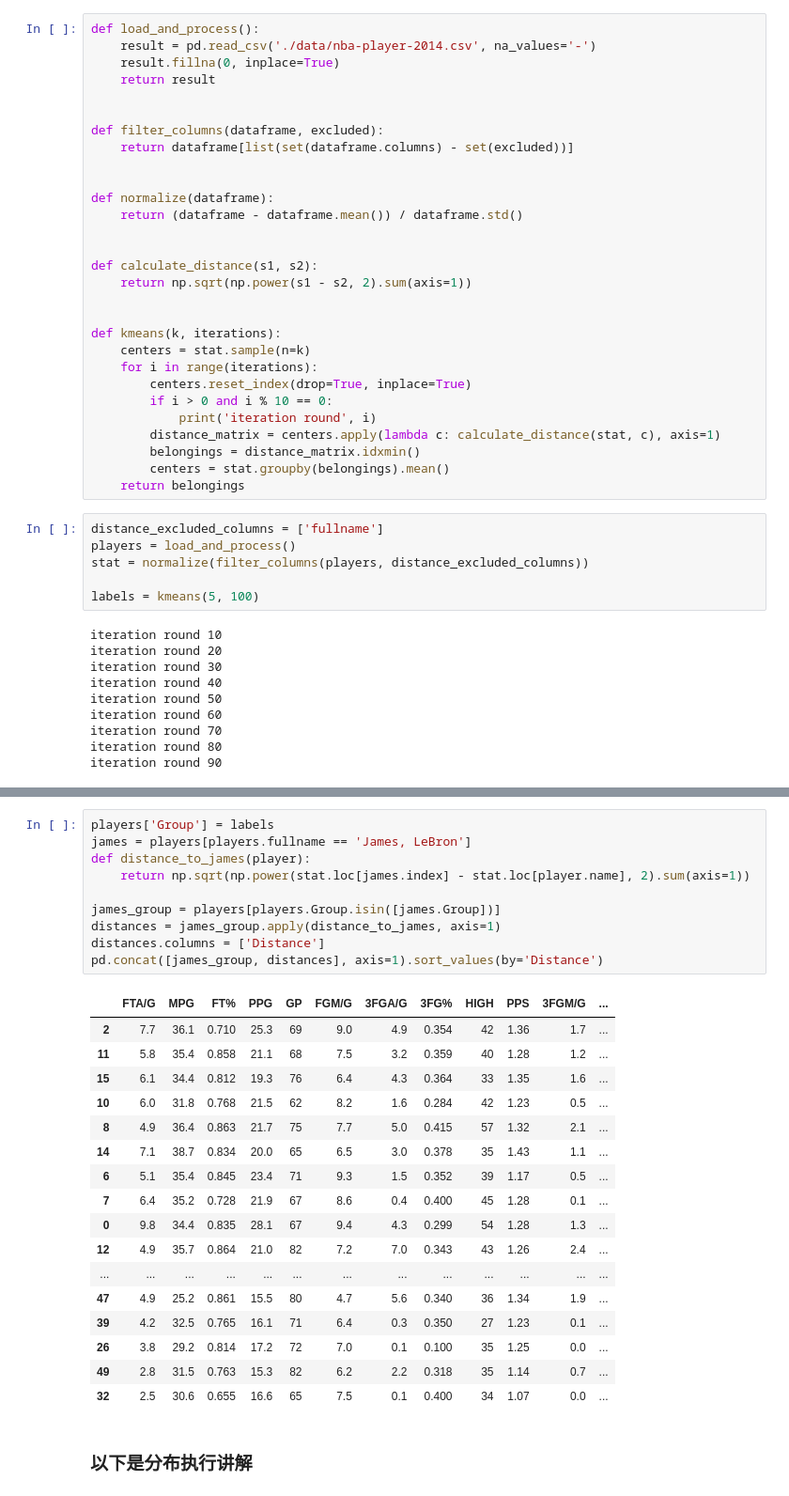
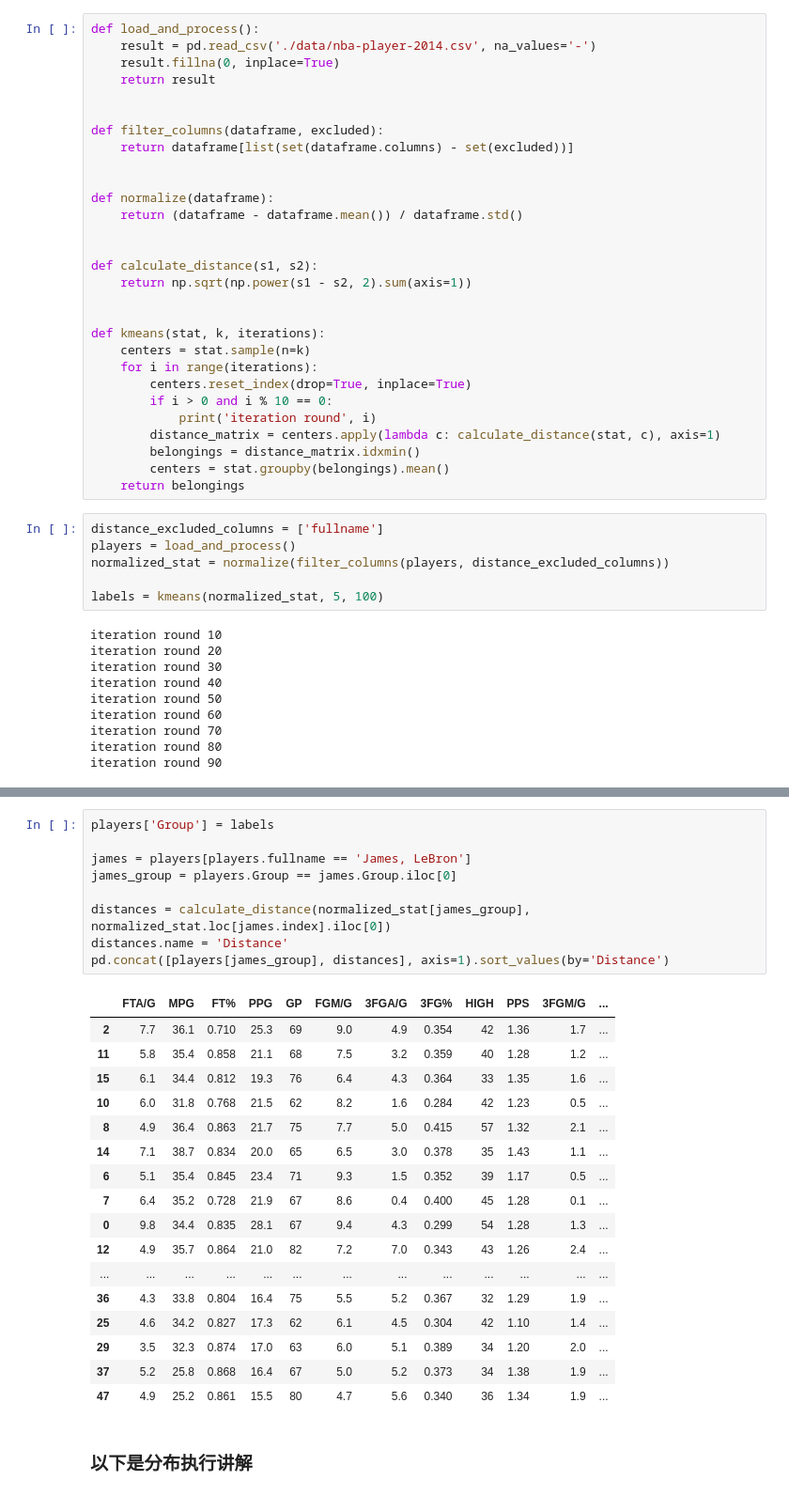
Before and after one commit to genzj/machine-learning-training-course, a Jupyter notebook: 05-kmeans-clustering/simple_kmean.ipynb, the cells around one changed output, grey strips where cells are left out. Shown at 94% size. Saved outputs shown, nothing was run; the diff lists cells and outputs as text.

Commit message:
refine kmeans group output

```diff
--- a/05-kmeans-clustering/simple_kmean.ipynb
+++ b/05-kmeans-clustering/simple_kmean.ipynb
@@ -20,7 +20,7 @@ def calculate_distance(s1, s2):
     return np.sqrt(np.power(s1 - s2, 2).sum(axis=1))
 
 
-def kmeans(k, iterations):
+def kmeans(stat, k, iterations):
     centers = stat.sample(n=k)
     for i in range(iterations):
         centers.reset_index(drop=True, inplace=True)
@@ -33,9 +33,9 @@ def kmeans(k, iterations):
 # %%
 distance_excluded_columns = ['fullname']
 players = load_and_process()
-stat = normalize(filter_columns(players, distance_excluded_columns))
+normalized_stat = normalize(filter_columns(players, distance_excluded_columns))
 
-labels = kmeans(5, 100)
+labels = kmeans(normalized_stat, 5, 100)
 # %% [output]
 iteration round 10
 iteration round 20
@@ -57,32 +57,31 @@ players.groupby(labels).count().max(axis=1)
 dtype: int64
 # %%
 players['Group'] = labels
+
 james = players[players.fullname == 'James, LeBron']
-def distance_to_james(player):
-    return np.sqrt(np.power(stat.loc[james.index] - stat.loc[player.name], 2).sum(axis=1))
+james_group = players.Group == james.Group.iloc[0]
 
-james_group = players[players.Group.isin([james.Group])]
-distances = james_group.apply(distance_to_james, axis=1)
-distances.columns = ['Distance']
-pd.concat([james_group, distances], axis=1).sort_values(by='Distance')
+distances = calculate_distance(normalized_stat[james_group], normalized_stat.loc[james.index].iloc[0])
+distances.name = 'Distance'
+pd.concat([players[james_group], distances], axis=1).sort_values(by='Distance')
 # %% [output]
 |  | FTA/G | MPG | FT% | PPG | GP | FGM/G | 3FGA/G | 3FG% | HIGH | PPS | 3FGM/G | ... |
 | 2 | 7.7 | 36.1 | 0.710 | 25.3 | 69 | 9.0 | 4.9 | 0.354 | 42 | 1.36 | 1.7 | ... |
 | 11 | 5.8 | 35.4 | 0.858 | 21.1 | 68 | 7.5 | 3.2 | 0.359 | 40 | 1.28 | 1.2 | ... |
 | 15 | 6.1 | 34.4 | 0.812 | 19.3 | 76 | 6.4 | 4.3 | 0.364 | 33 | 1.35 | 1.6 | ... |
 | 10 | 6.0 | 31.8 | 0.768 | 21.5 | 62 | 8.2 | 1.6 | 0.284 | 42 | 1.23 | 0.5 | ... |
 | 8 | 4.9 | 36.4 | 0.863 | 21.7 | 75 | 7.7 | 5.0 | 0.415 | 57 | 1.32 | 2.1 | ... |
 | 14 | 7.1 | 38.7 | 0.834 | 20.0 | 65 | 6.5 | 3.0 | 0.378 | 35 | 1.43 | 1.1 | ... |
 | 6 | 5.1 | 35.4 | 0.845 | 23.4 | 71 | 9.3 | 1.5 | 0.352 | 39 | 1.17 | 0.5 | ... |
 | 7 | 6.4 | 35.2 | 0.728 | 21.9 | 67 | 8.6 | 0.4 | 0.400 | 45 | 1.28 | 0.1 | ... |
 | 0 | 9.8 | 34.4 | 0.835 | 28.1 | 67 | 9.4 | 4.3 | 0.299 | 54 | 1.28 | 1.3 | ... |
 | 12 | 4.9 | 35.7 | 0.864 | 21.0 | 82 | 7.2 | 7.0 | 0.343 | 43 | 1.26 | 2.4 | ... |
 | ... | ... | ... | ... | ... | ... | ... | ... | ... | ... | ... | ... | ... |
+| 36 | 4.3 | 33.8 | 0.804 | 16.4 | 75 | 5.5 | 5.2 | 0.367 | 32 | 1.29 | 1.9 | ... |
+| 25 | 4.6 | 34.2 | 0.827 | 17.3 | 62 | 6.1 | 4.5 | 0.304 | 42 | 1.10 | 1.4 | ... |
+| 29 | 3.5 | 32.3 | 0.874 | 17.0 | 63 | 6.0 | 5.1 | 0.389 | 34 | 1.20 | 2.0 | ... |
+| 37 | 5.2 | 25.8 | 0.868 | 16.4 | 67 | 5.0 | 5.2 | 0.373 | 34 | 1.38 | 1.9 | ... |
 | 47 | 4.9 | 25.2 | 0.861 | 15.5 | 80 | 4.7 | 5.6 | 0.340 | 36 | 1.34 | 1.9 | ... |
-| 39 | 4.2 | 32.5 | 0.765 | 16.1 | 71 | 6.4 | 0.3 | 0.350 | 27 | 1.23 | 0.1 | ... |
-| 26 | 3.8 | 29.2 | 0.814 | 17.2 | 72 | 7.0 | 0.1 | 0.100 | 35 | 1.25 | 0.0 | ... |
-| 49 | 2.8 | 31.5 | 0.763 | 15.3 | 82 | 6.2 | 2.2 | 0.318 | 35 | 1.14 | 0.7 | ... |
-| 32 | 2.5 | 30.6 | 0.655 | 16.6 | 65 | 7.5 | 0.1 | 0.400 | 34 | 1.07 | 0.0 | ... |
 # %% [markdown]
 ### 以下是分布执行讲解
 # %%
```
Also changed, not shown: parts of 1 cell of this notebook, 1 other file.
